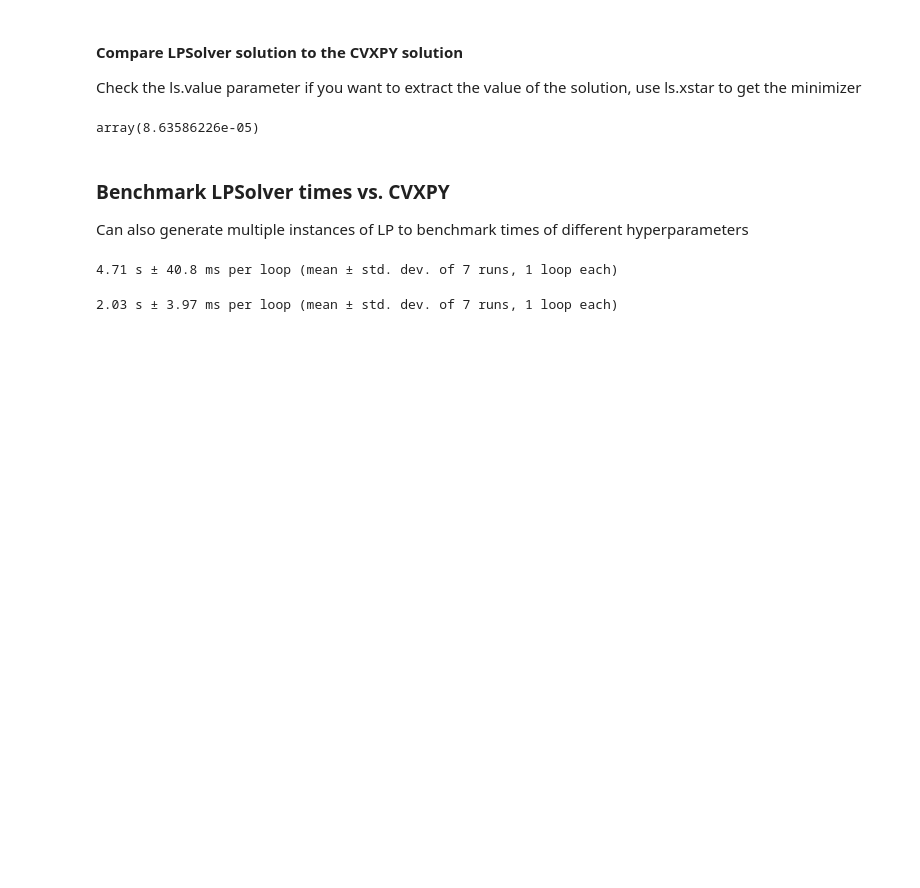
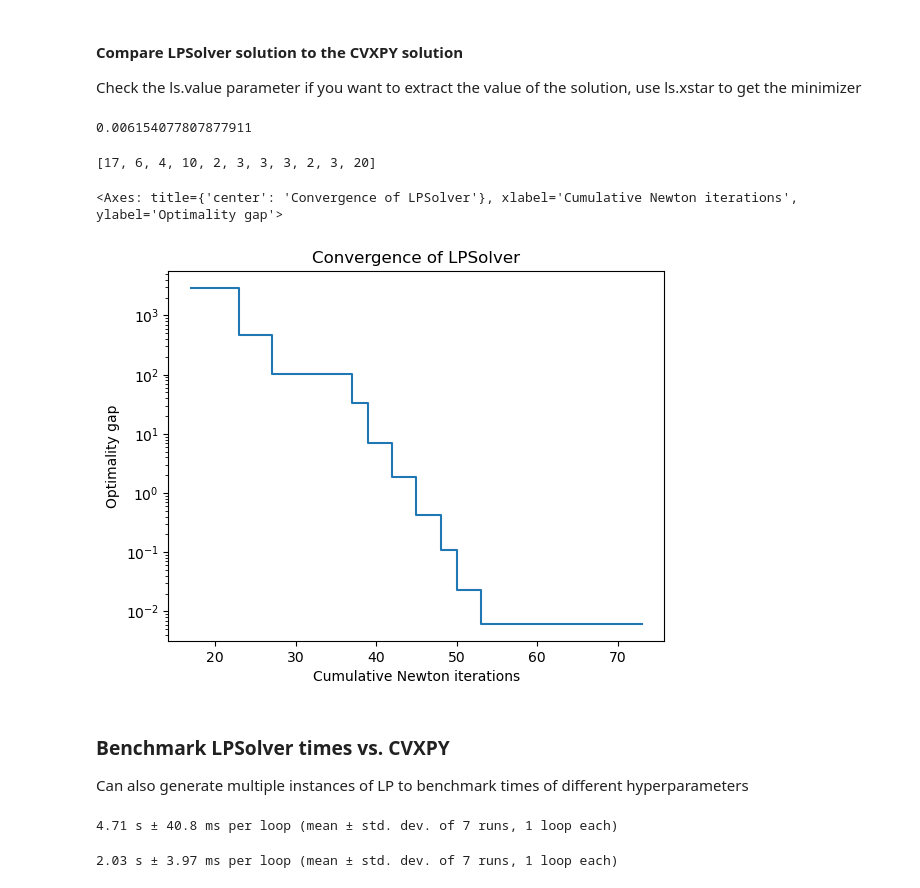
Before and after one commit to fdeguire03/InteriorPoint-GPU, a Jupyter notebook: demo.ipynb, the cells around one changed output. Cells and saved outputs as stored; diff of their text form; code cells hidden in the pictures; blank space fills up the shorter version.

```diff
--- a/demo.ipynb
+++ b/demo.ipynb
@@ -32,21 +46,25 @@ Also able to make multiple instances of this object to compare different hyperpa
 # %%
 """"Initialize LP problem of form:
         Minimize c^T x
-        Subject to Ax <= b
-                   Cx == d
+        Subject to Ax == b
+                   Cx <= d
                    x >= 0
 
 Can leave A, b, C, d, and c as None or specify matrices/vectors to constrain the problem
 Set sign = +/- 1 if you want to constraint x to be positive or negative
 """
+#A = np.zeros((2, len(c)))
+#A[0,148] = 5
+#A[1,590] = 4.5
+#b = np.array([2,2])
 
-ls_gpu = LPSolver(c=c,
-        A=A,
-        b=b,
-        C=None,
-        d=None,
-        use_gpu=True,
-        sign=-1,
+ls= LPSolver(c=c,
+        A=None,
+        b=None,
+        C=C,
+        d=d,
+        use_gpu=False,
+        sign=1,
         t0=1,
         max_outer_iters=50,
         max_inner_iters=20,
@@ -57,24 +75,5 @@ ls_gpu = LPSolver(c=c,
         max_cg_iters=50,
         alpha=0.2,
         beta=0.6,
-        mu=50,
+        mu=15,
         suppress_print=True)
-ls = LPSolver(c=c,
-        A=A,
-        b=b,
-        C=None,
-        d=None,
-        use_gpu=False,
-        sign=-1,
-        t0=1,
-        max_outer_iters=50,
-        max_inner_iters=20,
-        epsilon=1e-8,
-        inner_epsilon=1e-5,
-        check_cvxpy=True,
-        linear_solve_method="cholesky",
-        max_cg_iters=50,
-        alpha=0.2,
-        beta=0.6,
-        mu=50,
-        suppress_print=True)
@@ -82,9 +85,18 @@ ls = LPSolver(c=c,
 #### Compare LPSolver solution to the CVXPY solution
 Check the ls.value parameter if you want to extract the value of the solution, use ls.xstar to get the minimizer
 # %%
-ls_gpu.solve(track_loss=True)[0] - ls.cvxpy_val
+ls.solve(track_loss=True) - ls.cvxpy_val
 # %% [output]
-array(8.63586226e-05)
+0.006154077807877911
+# %%
+ls.inner_iters
+# %% [output]
+[17, 6, 4, 10, 2, 3, 3, 3, 2, 3, 20]
+# %%
+ls.plot()
+# %% [output]
+<Axes: title={'center': 'Convergence of LPSolver'}, xlabel='Cumulative Newton iterations', ylabel='Optimality gap'>
+[figure, added]
 # %% [markdown]
 ### Benchmark LPSolver times vs. CVXPY
 Can also generate multiple instances of LP to benchmark times of different hyperparameters
```
Also changed, not shown: parts of 4 cells of this notebook, 3 other files.
